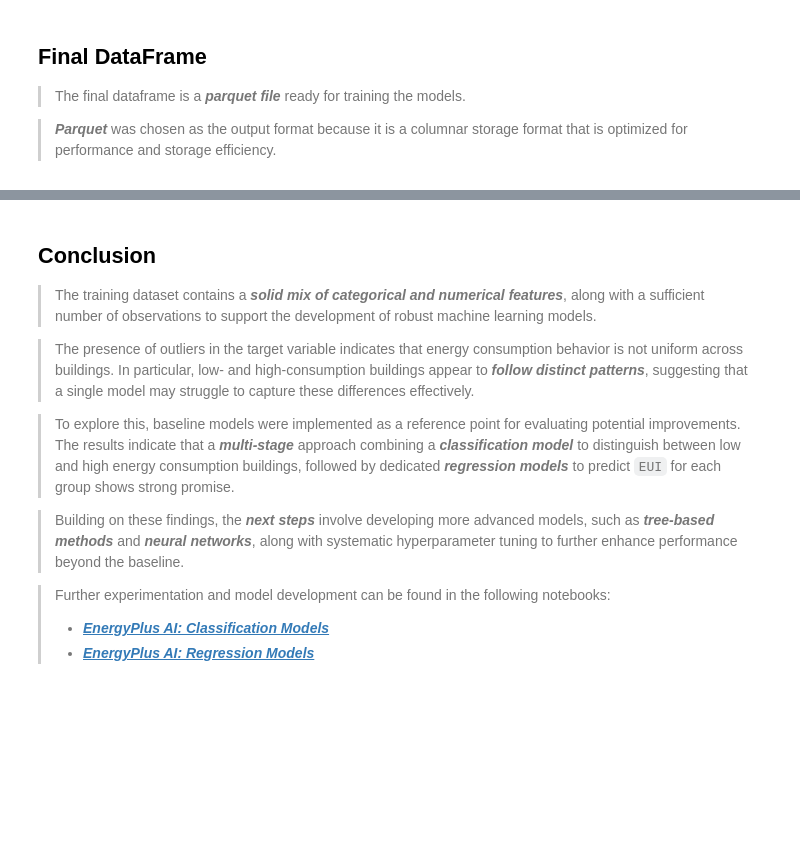
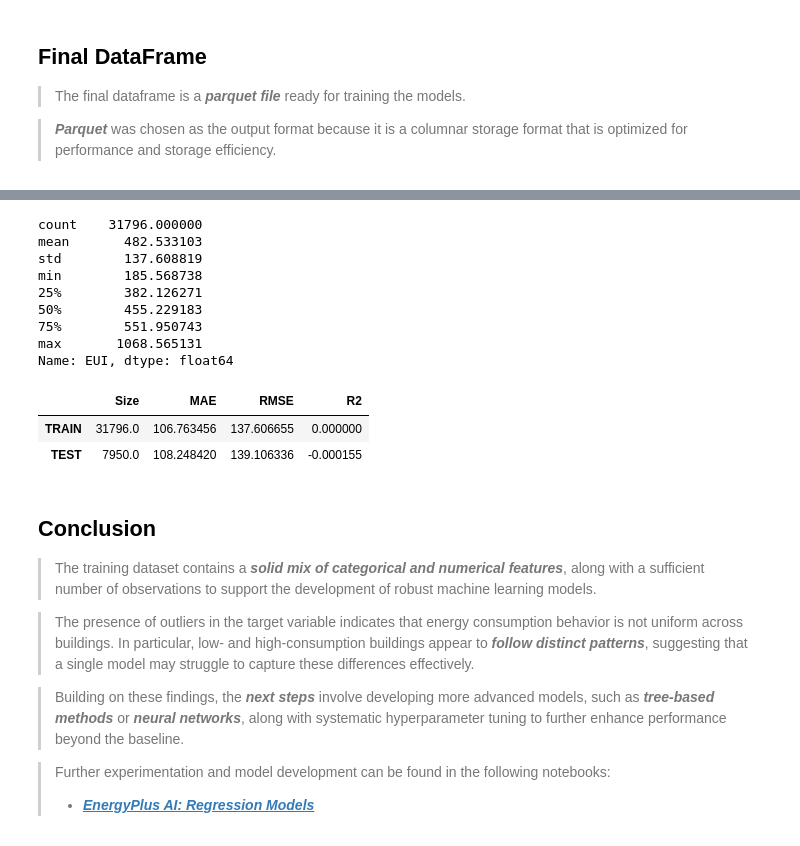
Before and after one commit to robertovicario/EnergyPlus-AI, a Jupyter notebook: notebook/training_df.ipynb, the cells around one changed output, grey strips where cells are left out. Saved outputs shown, nothing was run; the diff lists cells and outputs as text; code cells hidden in the pictures; blank space fills up the shorter version.

```diff
--- a/notebook/training_df.ipynb
+++ b/notebook/training_df.ipynb
@@ -695,3 +637,51 @@ metrics_lib.out_metrics(metrics_reg_3, ml_task='regression')
+# %%
+# Feature Selection
+X = final_df.drop(columns=['EUI'])
+X = X[mask_outlier]
+y = final_df['EUI']
+y = y[mask_outlier]
+
+# Train-Test Split
+X_train, X_test, y_train, y_test = train_test_split(
+    X.select_dtypes(include=['int64', 'float64']),  # Only numeric features
+    y,
+    test_size=0.2,
+    random_state=42
+)
+
+# Model
+model = DummyRegressor(strategy='mean')
+model.fit(X_train, y_train)
+
+# Prediction
+y_pred_train = model.predict(X_train)
+y_pred_test = model.predict(X_test)
+
+# Metric
+metrics_reg_3 = {}
+display(y_train.describe())
+metrics_lib.compute_metrics_reg(
+    metrics_reg_3, y_train, y_pred_train, set='TRAIN'
+)
+metrics_lib.compute_metrics_reg(
+    metrics_reg_3, y_test, y_pred_test, set='TEST'
+)
+metrics_lib.out_metrics(
+    metrics_reg_3, ml_task='regression'
+)
+# %% [output]
+count    31796.000000
+mean       482.533103
+std        137.608819
+min        185.568738
+25%        382.126271
+50%        455.229183
+75%        551.950743
+max       1068.565131
+Name: EUI, dtype: float64
+|  | Size | MAE | RMSE | R2 |
+| TRAIN | 31796.0 | 106.763456 | 137.606655 | 0.000000 |
+| TEST | 7950.0 | 108.248420 | 139.106336 | -0.000155 |
 # %% [markdown]
 ## Conclusion
 
@@ -699,11 +689,8 @@ metrics_lib.out_metrics(metrics_reg_3, ml_task='regression')
 
 > The presence of outliers in the target variable indicates that energy consumption behavior is not uniform across buildings. In particular, low- and high-consumption buildings appear to **_follow distinct patterns_**, suggesting that a single model may struggle to capture these differences effectively.
 
-> To explore this, baseline models were implemented as a reference point for evaluating potential improvements. The results indicate that a **_multi-stage_** approach combining a **_classification model_** to distinguish between low and high energy consumption buildings, followed by dedicated **_regression models_** to predict `EUI` for each group shows strong promise.
-
-> Building on these findings, the **_next steps_** involve developing more advanced models, such as **_tree-based methods_** and **_neural networks_**, along with systematic hyperparameter tuning to further enhance performance beyond the baseline.
+> Building on these findings, the **_next steps_** involve developing more advanced models, such as **_tree-based methods_** or **_neural networks_**, along with systematic hyperparameter tuning to further enhance performance beyond the baseline.
 
 > Further experimentation and model development can be found in the following notebooks:
 >
-> - [**_EnergyPlus AI: Classification Models_**](https://www.kaggle.com/code/robertovicario/energyplus-ai-classification-models)
 > - [**_EnergyPlus AI: Regression Models_**](https://www.kaggle.com/code/robertovicario/energyplus-ai-regression-models)
```
Also changed, not shown: parts of 22 cells of this notebook, 6 other files.
